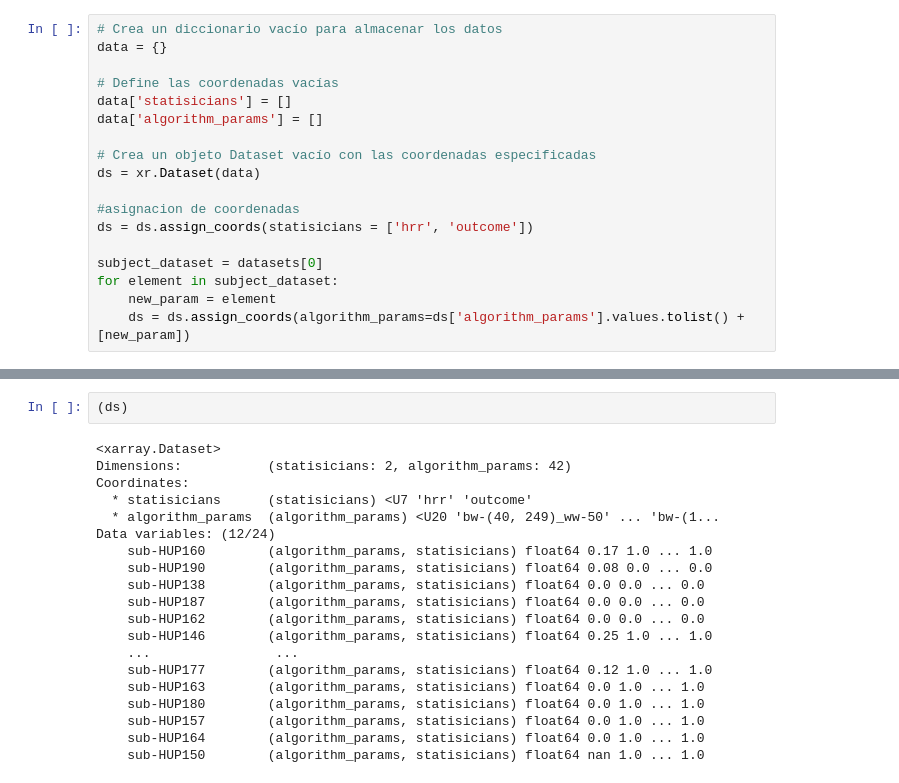
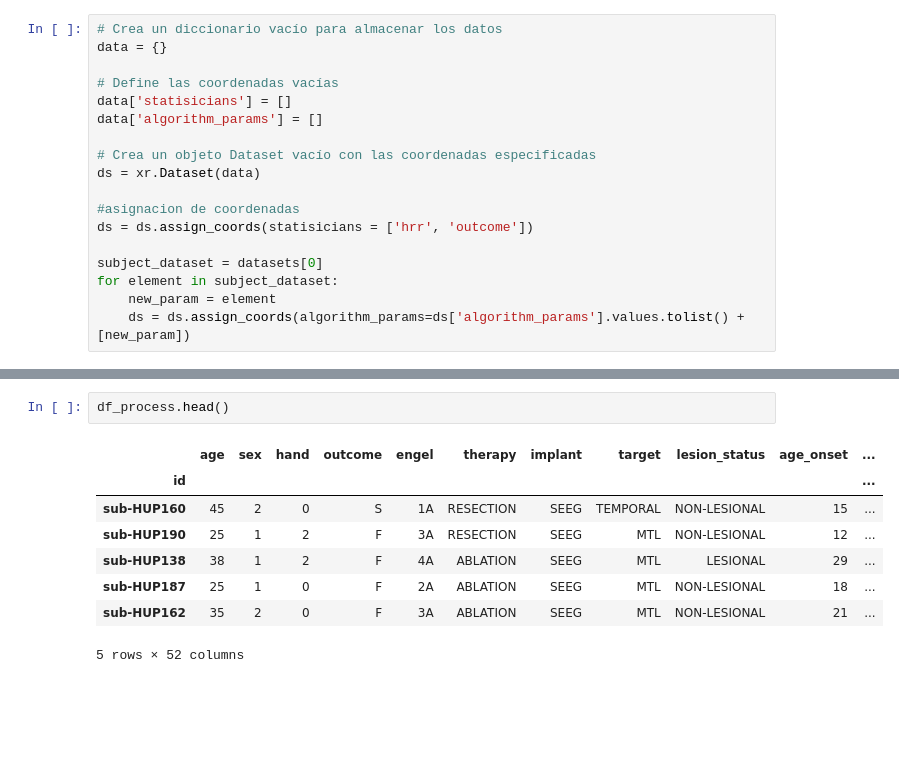
Before and after one commit to fericazatti/CODETESIS, a Jupyter notebook: analysis.ipynb, the cells around one changed output, grey strips where cells are left out. Saved outputs shown, nothing was run; the diff lists cells and outputs as text; blank space fills up the shorter version.

```diff
--- a/analysis.ipynb
+++ b/analysis.ipynb
@@ -151,22 +121,11 @@ print(df_decode_detect)
-# %%
-(ds)
-# %% [output]
-<xarray.Dataset>
-Dimensions:           (statisicians: 2, algorithm_params: 42)
-Coordinates:
-  * statisicians      (statisicians) <U7 'hrr' 'outcome'
-  * algorithm_params  (algorithm_params) <U20 'bw-(40, 249)_ww-50' ... 'bw-(1...
-Data variables: (12/24)
-    sub-HUP160        (algorithm_params, statisicians) float64 0.17 1.0 ... 1.0
-    sub-HUP190        (algorithm_params, statisicians) float64 0.08 0.0 ... 0.0
-    sub-HUP138        (algorithm_params, statisicians) float64 0.0 0.0 ... 0.0
-    sub-HUP187        (algorithm_params, statisicians) float64 0.0 0.0 ... 0.0
-    sub-HUP162        (algorithm_params, statisicians) float64 0.0 0.0 ... 0.0
-    sub-HUP146        (algorithm_params, statisicians) float64 0.25 1.0 ... 1.0
-    ...                ...
-    sub-HUP177        (algorithm_params, statisicians) float64 0.12 1.0 ... 1.0
-    sub-HUP163        (algorithm_params, statisicians) float64 0.0 1.0 ... 1.0
-    sub-HUP180        (algorithm_params, statisicians) float64 0.0 1.0 ... 1.0
-    sub-HUP157        (algorithm_params, statisicians) float64 0.0 1.0 ... 1.0
-    sub-HUP164        (algorithm_params, statisicians) float64 0.0 1.0 ... 1.0
-    sub-HUP150        (algorithm_params, statisicians) float64 nan 1.0 ... 1.0
+# %%
+df_process.head()
+# %% [output]
+|  | age | sex | hand | outcome | engel | therapy | implant | target | lesion_status | age_onset | ... |
+| id |  |  |  |  |  |  |  |  |  |  | ... |
+| sub-HUP160 | 45 | 2 | 0 | S | 1A | RESECTION | SEEG | TEMPORAL | NON-LESIONAL | 15 | ... |
+| sub-HUP190 | 25 | 1 | 2 | F | 3A | RESECTION | SEEG | MTL | NON-LESIONAL | 12 | ... |
+| sub-HUP138 | 38 | 1 | 2 | F | 4A | ABLATION | SEEG | MTL | LESIONAL | 29 | ... |
+| sub-HUP187 | 25 | 1 | 0 | F | 2A | ABLATION | SEEG | MTL | NON-LESIONAL | 18 | ... |
+| sub-HUP162 | 35 | 2 | 0 | F | 3A | ABLATION | SEEG | MTL | NON-LESIONAL | 21 | ... |
+5 rows × 52 columns
```
Also changed, not shown: parts of 8 cells of this notebook.
